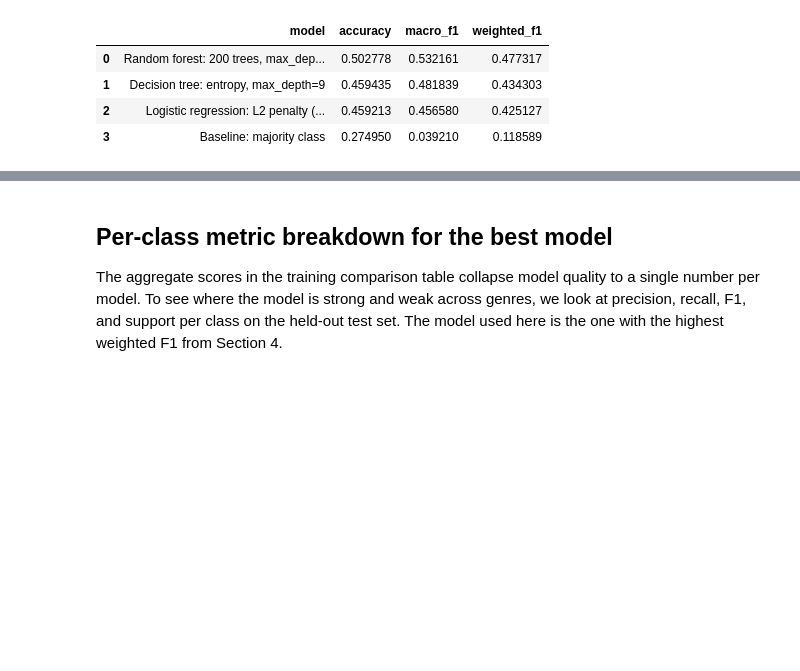
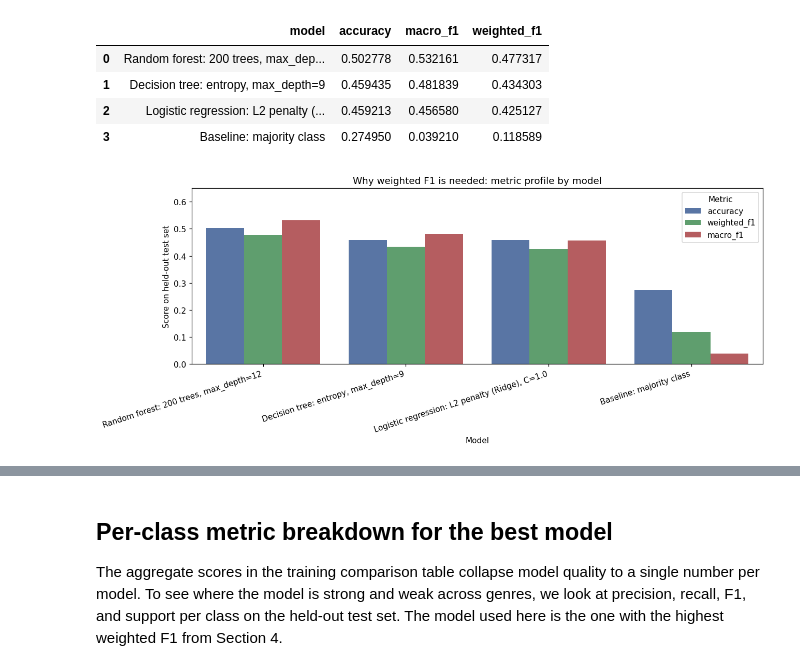
Before and after one commit to 7u4n10/ml-music-class, a Jupyter notebook: notebooks/project_part_3_Team_#.ipynb, the cells around one changed output, grey strips where cells are left out. Cells and saved outputs as stored; diff of their text form; code cells hidden in the pictures; blank space fills up the shorter version.

Commit message:
Update part 3 analysis to use RF with weighted F1. Incorporate Cole's analysis on RF with Accuracy and comparison.

```diff
--- a/notebooks/project_part_3_Team_1.ipynb
+++ b/notebooks/project_part_3_Team_#.ipynb
@@ -338,3 +341,30 @@ model_comparison
 | 1 | Decision tree: entropy, max_depth=9 | 0.459435 | 0.481839 | 0.434303 |
 | 2 | Logistic regression: L2 penalty (... | 0.459213 | 0.456580 | 0.425127 |
 | 3 | Baseline: majority class | 0.274950 | 0.039210 | 0.118589 |
+# %%
+# Visualize Accuracy vs weighted/macro F1 by model.
+metrics_long = model_comparison.melt(
+    id_vars="model",
+    value_vars=["accuracy", "weighted_f1", "macro_f1"],
+    var_name="metric",
+    value_name="score",
+)
+
+plt.figure(figsize=(12, 5), dpi=DPI)
+sns.barplot(
+    data=metrics_long,
+    x="model",
+    y="score",
+    hue="metric",
+    palette={"accuracy": "#4C72B0", "weighted_f1": "#55A868", "macro_f1": "#C44E52"},
+)
+plt.ylim(0, 0.65)
+plt.title("Why weighted F1 is needed: metric profile by model")
+plt.xlabel("Model")
+plt.ylabel("Score on held-out test set")
+plt.xticks(rotation=18, ha="right")
+plt.legend(title="Metric")
+plt.tight_layout()
+plt.show()
+# %% [output]
+[figure, added]
```
Also changed, not shown: parts of 16 cells of this notebook.
